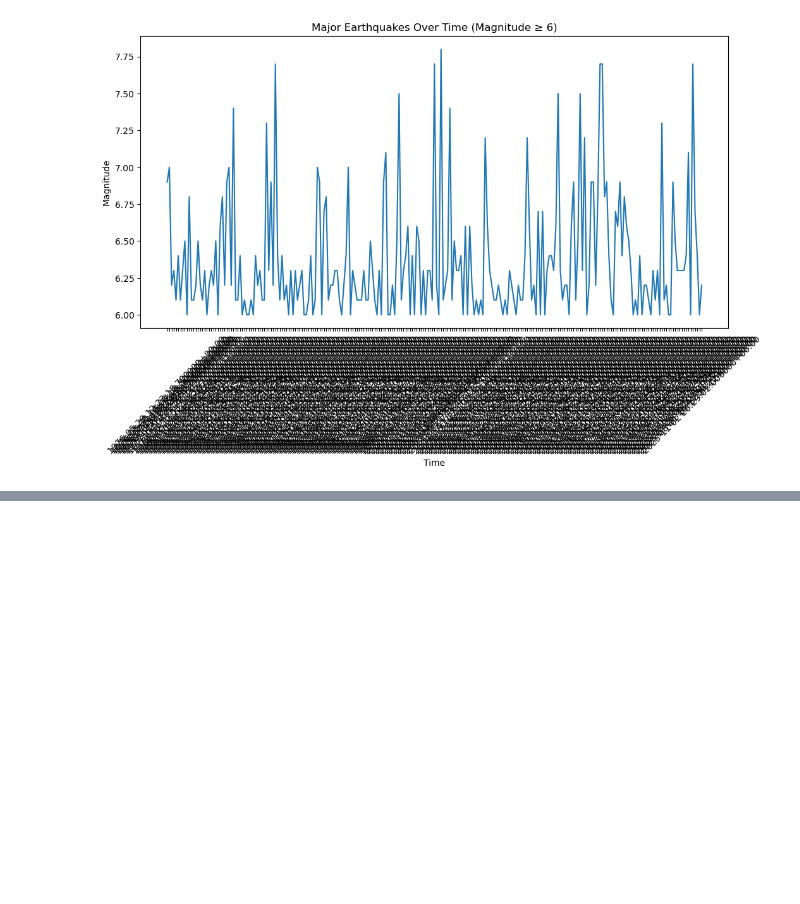
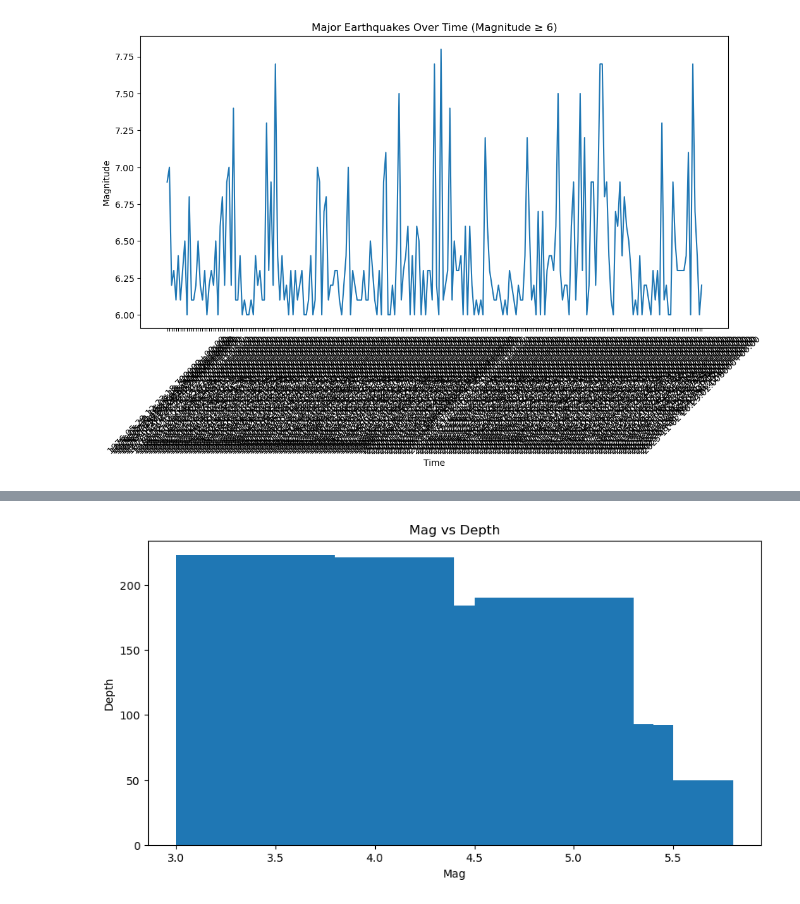
Before and after one commit to Rising-Bihar-Students/earthquake-pattern-visualizer, a Jupyter notebook: notebooks/visulaiser.ipynb, the cells around one changed output, grey strips where cells are left out. Cells and saved outputs as stored; diff of their text form; code cells hidden in the pictures; blank space fills up the shorter version.

Commit message:
added histogram and bargraph plot

```diff
--- a/notebooks/visulaiser.ipynb
+++ b/notebooks/visulaiser.ipynb
@@ -132,0 +172,19 @@ plt.show()
+# %%
+import pandas as pd
+import matplotlib.pyplot as plt
+
+# CSV file load karo
+df=pd.read_csv(r"C:\Users\Deepak Kumar\Desktop\earthquake-pattern-visualizer\data\earthquakes_cleaned.csv")
+
+# Pehle 20 rows lo taki graph readable rahe
+plt.figure(figsize=(10,5))
+plt.bar(df['mag'][:20], df['depth'][:20])
+
+plt.title("Mag vs Depth")
+plt.xlabel("Mag")
+plt.ylabel("Depth")
+plt.savefig("C:/Users/Deepak Kumar/Desktop/earthquake-pattern-visualizer/images/barplot.jpg")
+
+plt.show()
+# %% [output]
+[figure, added]
```
Also changed, not shown: parts of 8 cells of this notebook, 3 other files.
